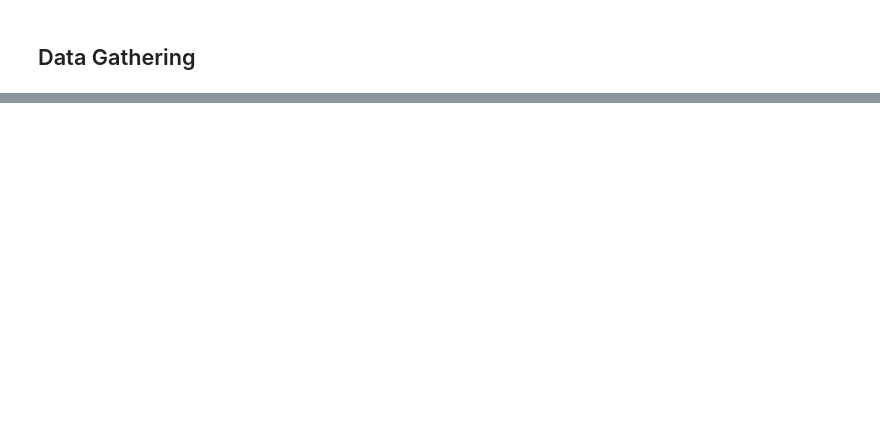
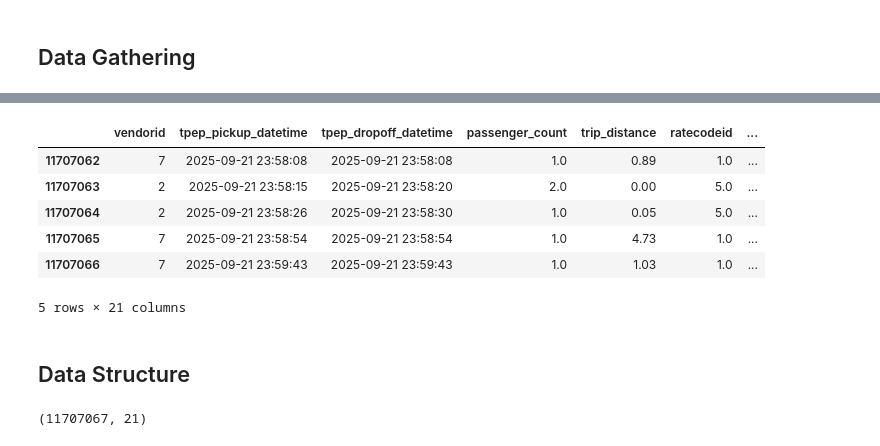
Before and after one commit to drod75/nyc_taxi_analysis, a Jupyter notebook: notebooks/data_collection.ipynb, the cells around one changed output, grey strips where cells are left out. Saved outputs shown, nothing was run; the diff lists cells and outputs as text; code cells hidden in the pictures; blank space fills up the shorter version.

```diff
--- a/notebooks/data_collection.ipynb
+++ b/notebooks/data_collection.ipynb
@@ -73,0 +98,16 @@ print("All Done!!!")
+# %%
+taxi_df.tail()
+# %% [output]
+|  | vendorid | tpep_pickup_datetime | tpep_dropoff_datetime | passenger_count | trip_distance | ratecodeid | ... |
+| 11707062 | 7 | 2025-09-21 23:58:08 | 2025-09-21 23:58:08 | 1.0 | 0.89 | 1.0 | ... |
+| 11707063 | 2 | 2025-09-21 23:58:15 | 2025-09-21 23:58:20 | 2.0 | 0.00 | 5.0 | ... |
+| 11707064 | 2 | 2025-09-21 23:58:26 | 2025-09-21 23:58:30 | 1.0 | 0.05 | 5.0 | ... |
+| 11707065 | 7 | 2025-09-21 23:58:54 | 2025-09-21 23:58:54 | 1.0 | 4.73 | 1.0 | ... |
+| 11707066 | 7 | 2025-09-21 23:59:43 | 2025-09-21 23:59:43 | 1.0 | 1.03 | 1.0 | ... |
+5 rows × 21 columns
+# %% [markdown]
+## Data Structure
+# %%
+print(taxi_df.shape)
+# %% [output]
+(11707067, 21)
```
Also changed, not shown: parts of 23 cells of this notebook.
